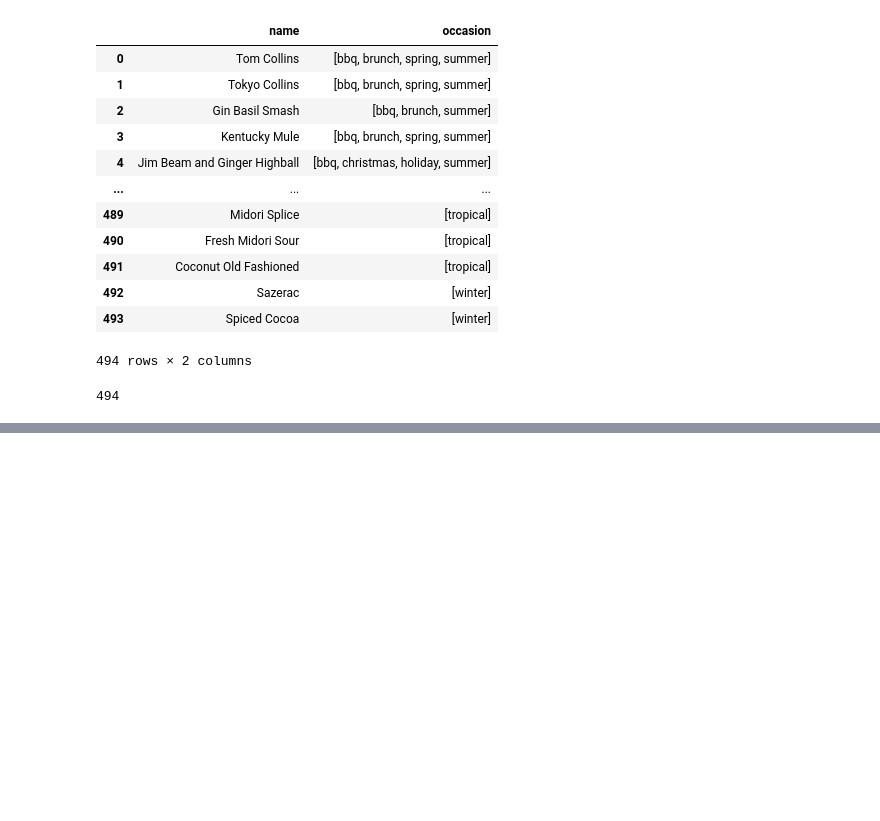
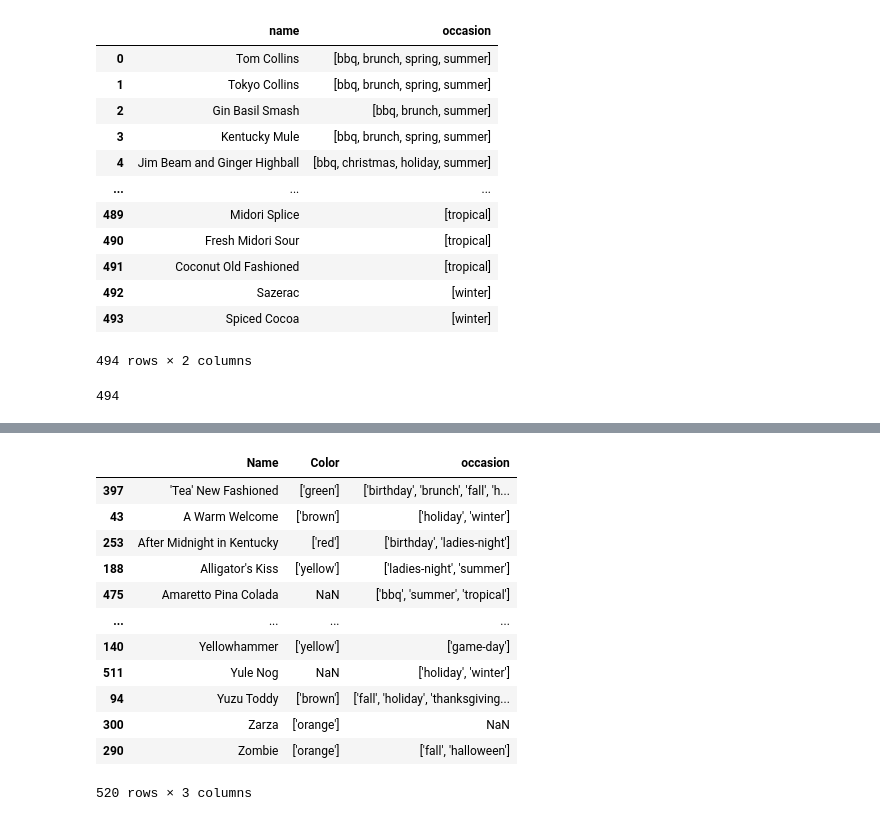
Before and after one commit to 2024-MadData/Cocktail-recommendation, a Jupyter notebook: cleaning.ipynb, the cells around one changed output, grey strips where cells are left out. Saved outputs shown, nothing was run; the diff lists cells and outputs as text; code cells hidden in the pictures; blank space fills up the shorter version.

```diff
--- a/cleaning.ipynb
+++ b/cleaning.ipynb
@@ -97,0 +115,17 @@ len(set(cocktail_list))
+# %%
+df_sorted = df.sort_values(by='Name')
+df_sorted
+# %% [output]
+|  | Name | Color | occasion |
+| 397 | 'Tea' New Fashioned | ['green'] | ['birthday', 'brunch', 'fall', 'h... |
+| 43 | A Warm Welcome | ['brown'] | ['holiday', 'winter'] |
+| 253 | After Midnight in Kentucky | ['red'] | ['birthday', 'ladies-night'] |
+| 188 | Alligator's Kiss | ['yellow'] | ['ladies-night', 'summer'] |
+| 475 | Amaretto Pina Colada | NaN | ['bbq', 'summer', 'tropical'] |
+| ... | ... | ... | ... |
+| 140 | Yellowhammer | ['yellow'] | ['game-day'] |
+| 511 | Yule Nog | NaN | ['holiday', 'winter'] |
+| 94 | Yuzu Toddy | ['brown'] | ['fall', 'holiday', 'thanksgiving... |
+| 300 | Zarza | ['orange'] | NaN |
+| 290 | Zombie | ['orange'] | ['fall', 'halloween'] |
+520 rows × 3 columns
```
Also changed, not shown: parts of 2 cells of this notebook, 8 other files.
